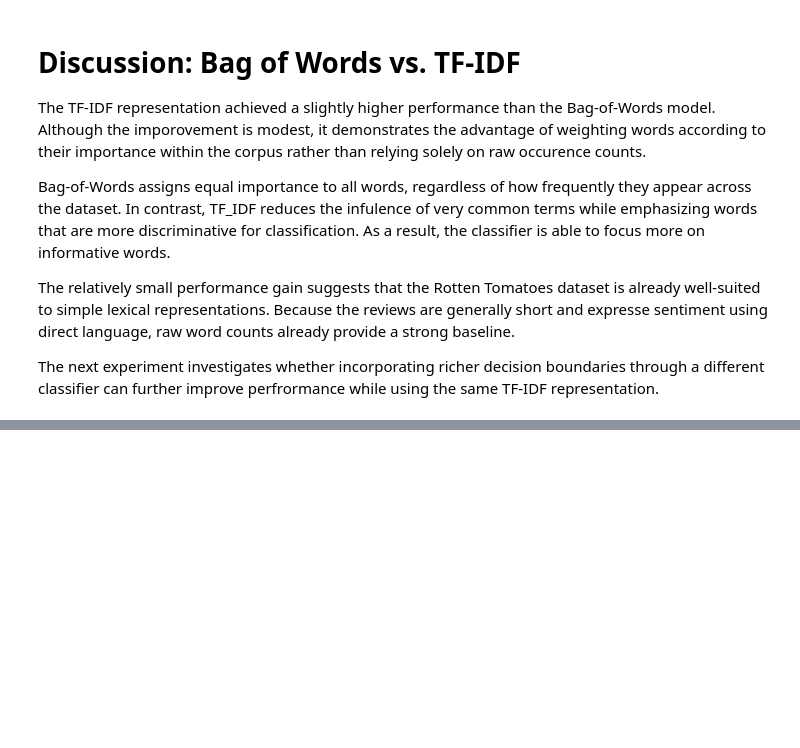
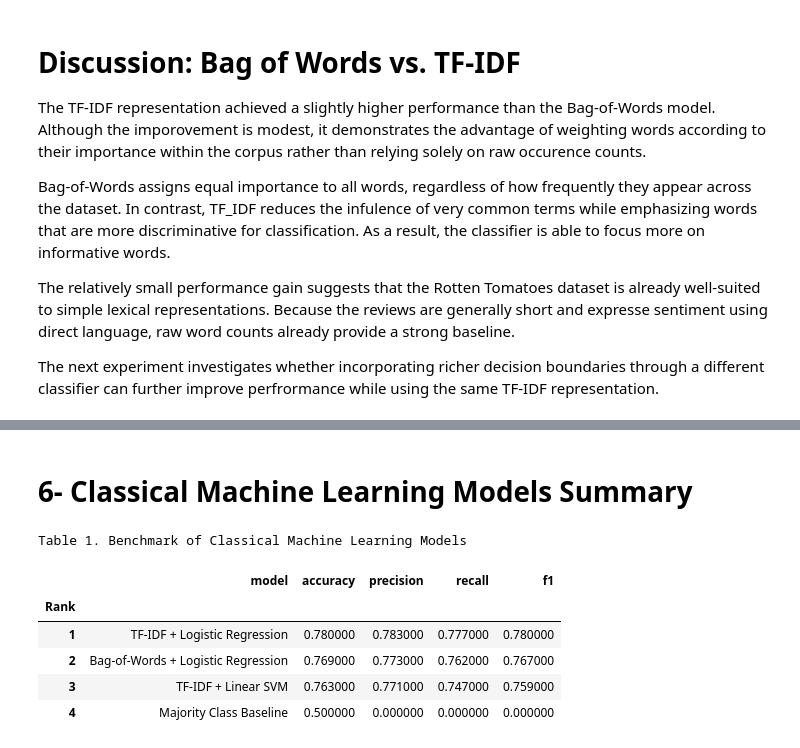
Before and after one commit to Alireza-Mirzadeh/llm-text-classification-benchmark, a Jupyter notebook: notebooks/02_baseline_models.ipynb, the cells around one changed output, grey strips where cells are left out. Saved outputs shown, nothing was run; the diff lists cells and outputs as text; code cells hidden in the pictures; blank space fills up the shorter version.

```diff
--- a/notebooks/02_baseline_models.ipynb
+++ b/notebooks/02_baseline_models.ipynb
@@ -265,0 +308,2 @@ The next experiment investigates whether incorporating richer decision boundarie
+# %% [markdown]
+# 6- Classical Machine Learning Models Summary
@@ -265,0 +324,34 @@ The next experiment investigates whether incorporating richer decision boundarie
+# %%
+# Display the benchmark results in a styled table
+styled_benchmark = (
+    benchmark_df.style.highlight_max(
+        subset=["accuracy", "precision", "recall", "f1"], color="#5EC46F3D"
+    )
+    .set_properties(**{"text-align": "center"})
+    .set_table_styles(
+        [
+            {
+                "selector": "th",
+                "props": [("font-size", "13pt")],
+            },
+            {
+                "selector": "caption",
+                "props": [
+                    ("font-size", "16pt"),
+                    ("font-weight", "bold"),
+                ],
+            },
+        ]
+    )
+    .set_caption("Table 1. Benchmark of Classical Machine Learning Models")
+)
+
+styled_benchmark
+# %% [output]
+Table 1. Benchmark of Classical Machine Learning Models
+|  | model | accuracy | precision | recall | f1 |
+| Rank |  |  |  |  |  |
+| 1 | TF-IDF + Logistic Regression | 0.780000 | 0.783000 | 0.777000 | 0.780000 |
+| 2 | Bag-of-Words + Logistic Regression | 0.769000 | 0.773000 | 0.762000 | 0.767000 |
+| 3 | TF-IDF + Linear SVM | 0.763000 | 0.771000 | 0.747000 | 0.759000 |
+| 4 | Majority Class Baseline | 0.500000 | 0.000000 | 0.000000 | 0.000000 |
```
Also changed, not shown: parts of 25 cells of this notebook, 6 other files.
